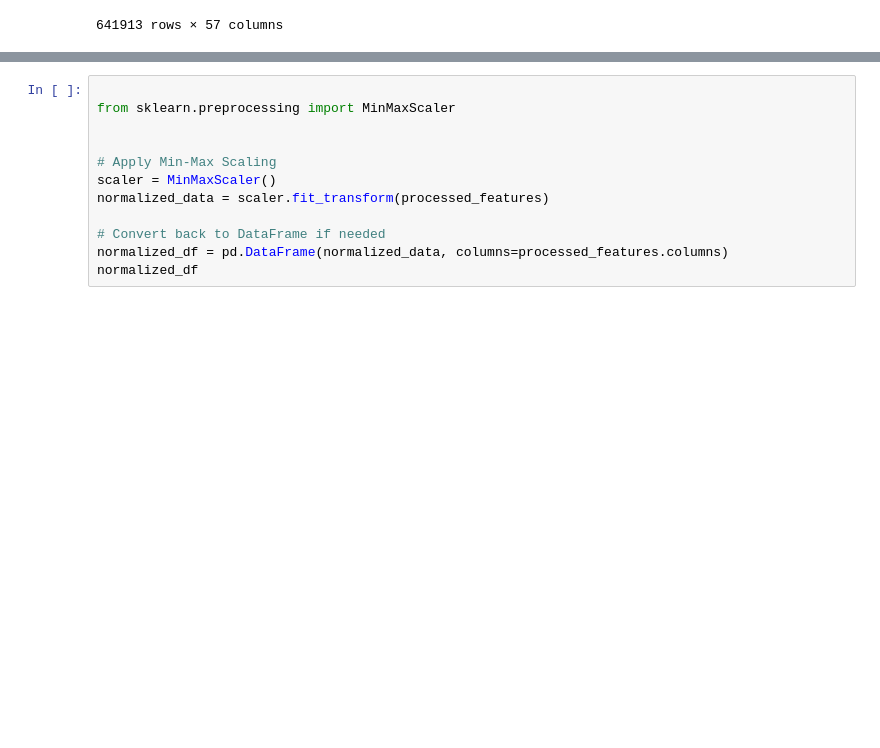
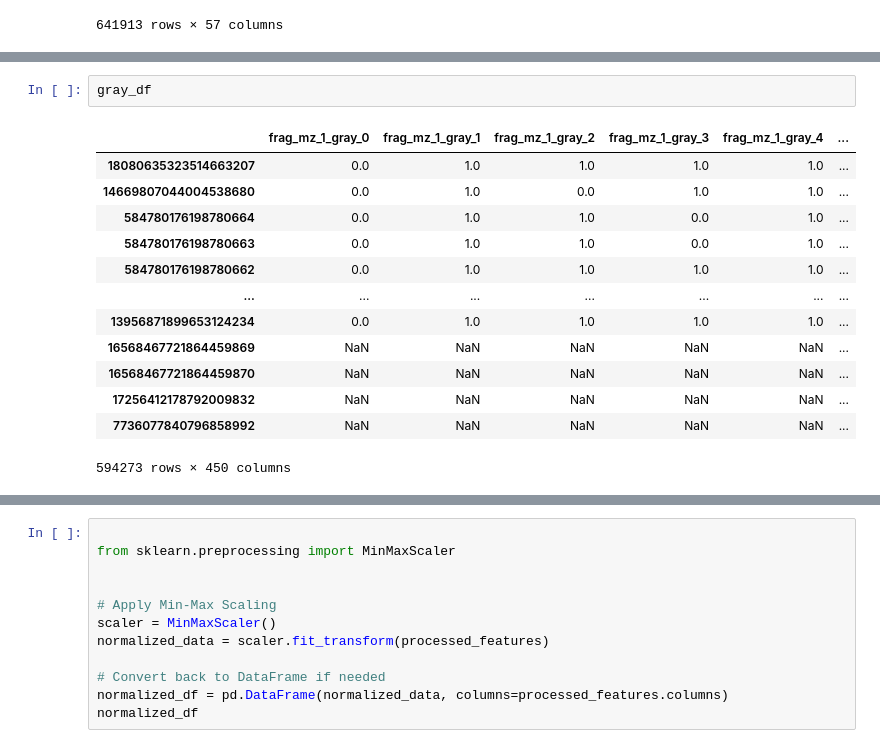
Before and after one commit to RapidSpectraX-Final-Year-Project/1.0, a Jupyter notebook: siamese.ipynb, the cells around one changed output, grey strips where cells are left out. Saved outputs shown, nothing was run; the diff lists cells and outputs as text; blank space fills up the shorter version.

```diff
--- a/siamese.ipynb
+++ b/siamese.ipynb
@@ -39,0 +204,16 @@ processed_features
+# %%
+gray_df
+# %% [output]
+|  | frag_mz_1_gray_0 | frag_mz_1_gray_1 | frag_mz_1_gray_2 | frag_mz_1_gray_3 | frag_mz_1_gray_4 | ... |
+| 18080635323514663207 | 0.0 | 1.0 | 1.0 | 1.0 | 1.0 | ... |
+| 14669807044004538680 | 0.0 | 1.0 | 0.0 | 1.0 | 1.0 | ... |
+| 584780176198780664 | 0.0 | 1.0 | 1.0 | 0.0 | 1.0 | ... |
+| 584780176198780663 | 0.0 | 1.0 | 1.0 | 0.0 | 1.0 | ... |
+| 584780176198780662 | 0.0 | 1.0 | 1.0 | 1.0 | 1.0 | ... |
+| ... | ... | ... | ... | ... | ... | ... |
+| 13956871899653124234 | 0.0 | 1.0 | 1.0 | 1.0 | 1.0 | ... |
+| 16568467721864459869 | NaN | NaN | NaN | NaN | NaN | ... |
+| 16568467721864459870 | NaN | NaN | NaN | NaN | NaN | ... |
+| 17256412178792009832 | NaN | NaN | NaN | NaN | NaN | ... |
+| 7736077840796858992 | NaN | NaN | NaN | NaN | NaN | ... |
+594273 rows × 450 columns
```
Also changed, not shown: parts of 23 cells of this notebook.
